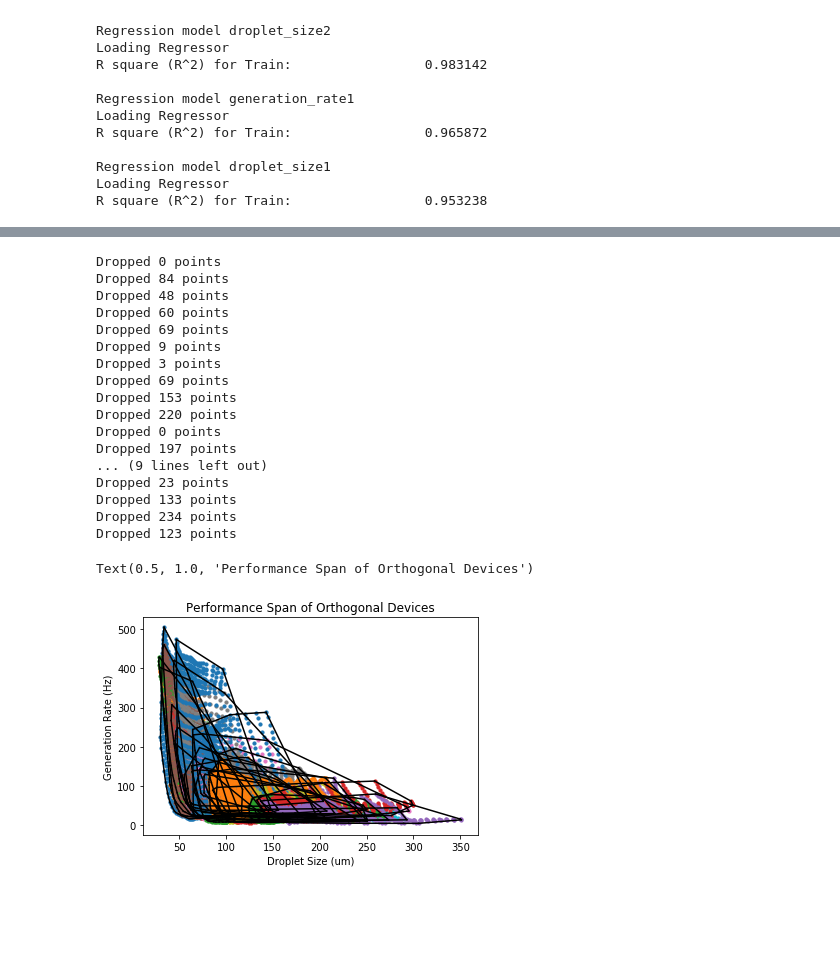
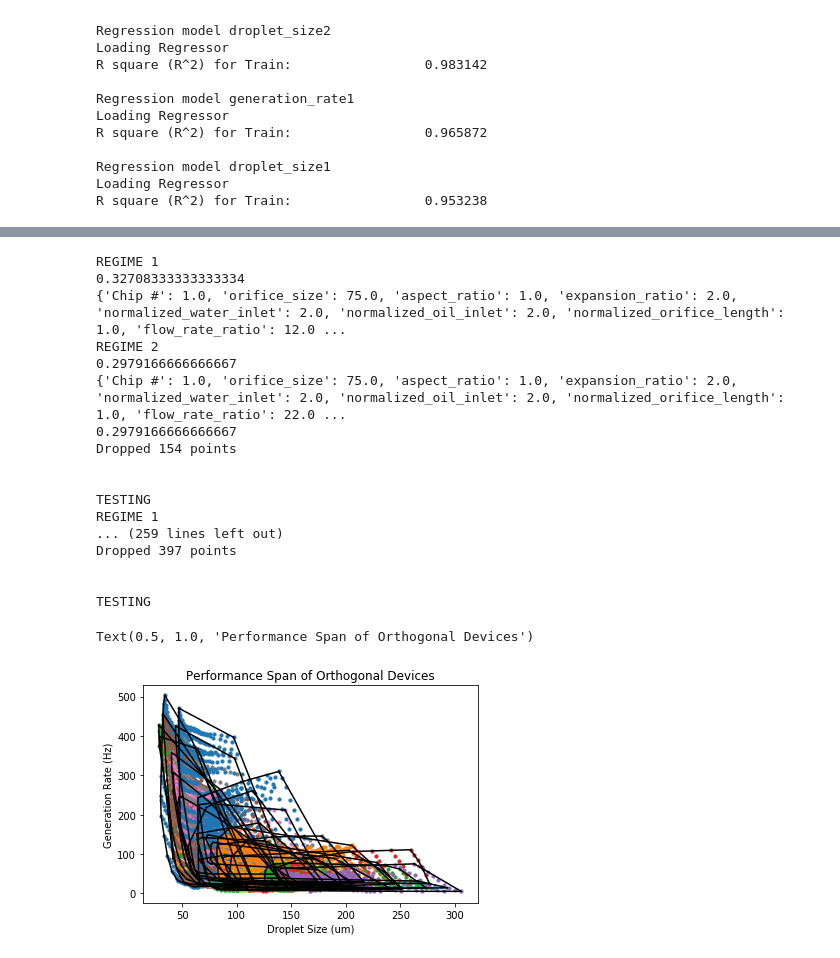
Before and after one commit to CIDARLAB/DAFD, a Jupyter notebook: rv_test.ipynb, the cells around one changed output, grey strips where cells are left out. Drawn from its saved outputs; the diff is of its cells as text; code cells hidden in the pictures; blank space fills up the shorter version.

```diff
--- a/rv_test.ipynb
+++ b/rv_test.ipynb
@@ -29,50 +49,50 @@ orthogonal_devices = pd.read_csv("rv_study/orthogonal_devices.csv")
 # %%
 devices = orthogonal_devices.to_dict(orient='records')
 score = []
 size_score = []
 rate_score = []
 all_points = {}
 hulls = []
 
 for device in devices:
     features = device.copy()
     chip_num = features["Chip #"]
     del features["Chip #"]
-    sizes, rates = sweep_results(device, sweep_size=25, jet_drop=True)
+    sizes, rates = sweep_results(device, sweep_size=25, jet_drop=True, ca_range=[.05, .4])
     size_score.append(np.max(sizes) - np.min(sizes))
     rate_score.append(np.max(rates) - np.min(rates))
     points = np.array([[sizes[i], rates[i]] for i in range(len(sizes))])
     all_points[chip_num] = points
     hull = ConvexHull(points)
     hulls.append(hull)
     plt.scatter(points[:,0], points[:,1], s=10)
     for simplex in hull.simplices:
         plt.plot(points[simplex, 0], points[simplex, 1], 'k-')
     score.append(hull.volume)
 orthogonal_devices["hull_object"] = hulls
 plt.xlabel("Droplet Size (um)")
 plt.ylabel("Generation Rate (Hz)")
 plt.title("Performance Span of Orthogonal Devices")
 # %% [output]
-Dropped 0 points
-Dropped 84 points
-Dropped 48 points
-Dropped 60 points
-Dropped 69 points
-Dropped 9 points
-Dropped 3 points
-Dropped 69 points
-Dropped 153 points
-Dropped 220 points
-Dropped 0 points
-Dropped 197 points
-... (9 lines left out)
-Dropped 23 points
-Dropped 133 points
-Dropped 234 points
-Dropped 123 points
+REGIME 1
+0.32708333333333334
+{'Chip #': 1.0, 'orifice_size': 75.0, 'aspect_ratio': 1.0, 'expansion_ratio': 2.0, 'normalized_water_inlet': 2.0, 'normalized_oil_inlet': 2.0, 'normalized_orifice_length': 1.0, 'flow_rate_ratio': 12.0 ...
+REGIME 2
+0.2979166666666667
+{'Chip #': 1.0, 'orifice_size': 75.0, 'aspect_ratio': 1.0, 'expansion_ratio': 2.0, 'normalized_water_inlet': 2.0, 'normalized_oil_inlet': 2.0, 'normalized_orifice_length': 1.0, 'flow_rate_ratio': 22.0 ...
+0.2979166666666667
+Dropped 154 points
+
+
+TESTING
+REGIME 1
+... (259 lines left out)
+Dropped 397 points
+
+
+TESTING
 Text(0.5, 1.0, 'Performance Span of Orthogonal Devices')
-[figure, old version]
+[figure, new version]
 # %%
 entire_space = []
 for key in all_points.keys():
```
Also changed, not shown: parts of 8 cells of this notebook, 1 other file.
